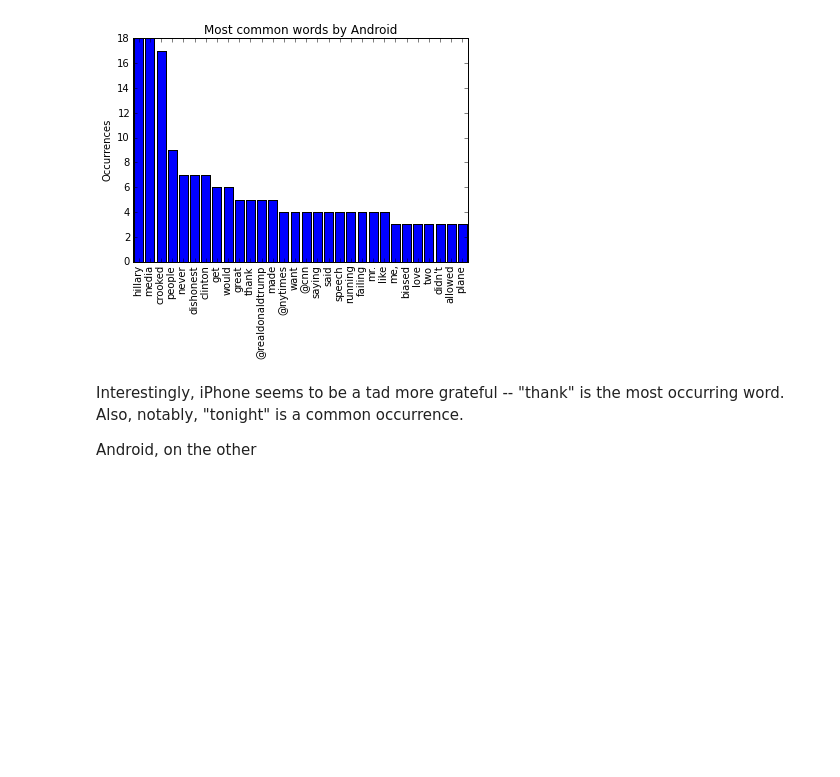
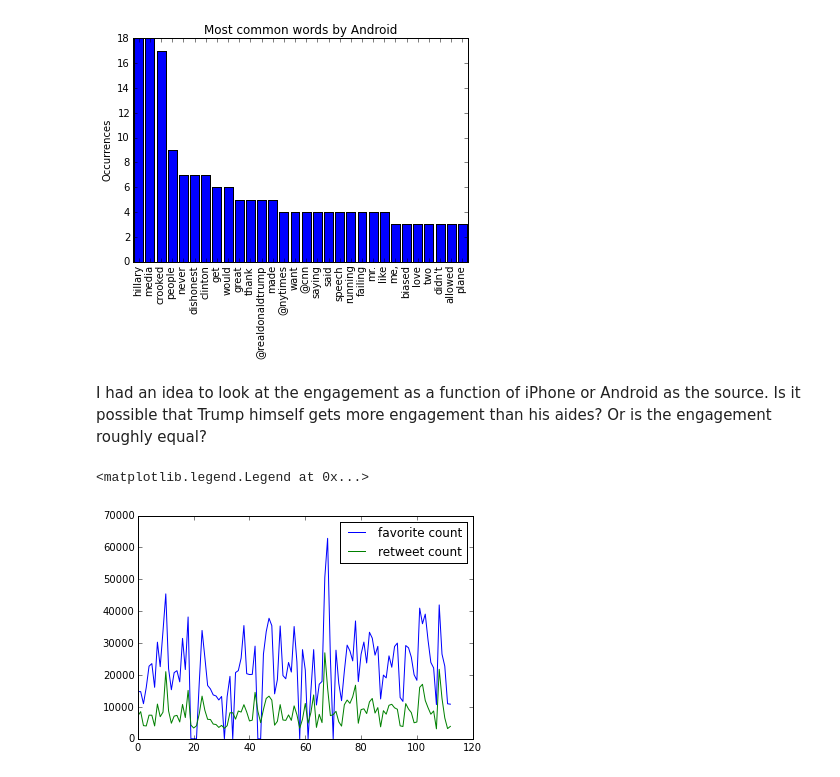
Before and after one commit to rohunvati/trump-s-tweets, a Jupyter notebook: Trump's Tweets.ipynb, the cells around one changed output. Cells and saved outputs as stored; diff of their text form; code cells hidden in the pictures; blank space fills up the shorter version.

```diff
--- a/Trump's Tweets.ipynb
+++ b/Trump's Tweets.ipynb
@@ -246,7 +248,24 @@ plt.xticks([i + 0.5 for i, _ in enumerate(words_android)], words_android, rotati
 plt.show()
 # %% [output]
 [figure]
-# %% [markdown]
-Interestingly, iPhone seems to be a tad more grateful -- "thank" is the most occurring word. Also, notably, "tonight" is a common occurrence.
-
-Android, on the other
+# %% [markdown]
+I had an idea to look at the engagement as a function of iPhone or Android as the source. Is it possible that Trump himself gets more engagement than his aides? Or is the engagement roughly equal?
+# %%
+# get the favorite and retweet count
+engage_iphone = []
+engage_android = []
+
+for tweet in trump_tweets:
+    if tweet.source.encode('utf-8') == 'Twitter for iPhone':
+        engage_iphone.append([tweet.favorite_count, tweet.retweet_count])
+
+    else:
+        engage_android.append([tweet.favorite_count, tweet.retweet_count])
+# %%
+
+label_list = ['favorite count', 'retweet count']
+plt.plot(engage_iphone)
+plt.legend(label_list, loc = 'upper right')
+# %% [output]
+<matplotlib.legend.Legend at 0x...>
+[figure, added]
```
Also changed, not shown: parts of 7 cells of this notebook.
